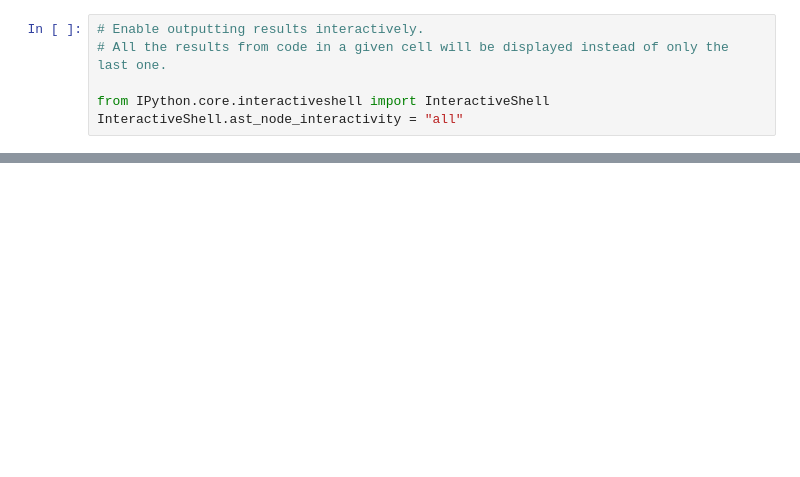
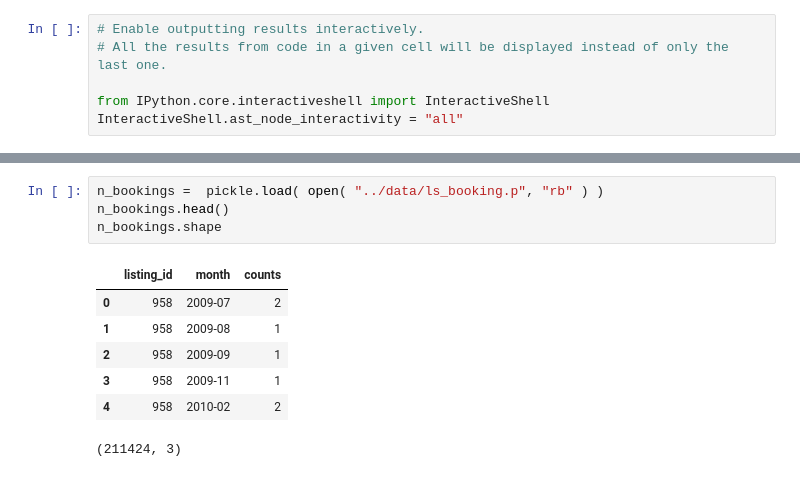
Before and after one commit to karensheng/Airbnb_Regulation, a Jupyter notebook: src/Calendar Data EDA.ipynb, the cells around one changed output, grey strips where cells are left out. Saved outputs shown, nothing was run; the diff lists cells and outputs as text; blank space fills up the shorter version.

```diff
--- a/src/Calendar Data EDA.ipynb
+++ b/src/Calendar Data EDA.ipynb
@@ -159,0 +57,12 @@ test2.head(30)
+# %%
+n_bookings =  pickle.load( open( "../data/ls_booking.p", "rb" ) )
+n_bookings.head()
+n_bookings.shape
+# %% [output]
+|  | listing_id | month | counts |
+| 0 | 958 | 2009-07 | 2 |
+| 1 | 958 | 2009-08 | 1 |
+| 2 | 958 | 2009-09 | 1 |
+| 3 | 958 | 2009-11 | 1 |
+| 4 | 958 | 2010-02 | 2 |
+(211424, 3)
```
Also changed, not shown: parts of 24 cells of this notebook.
